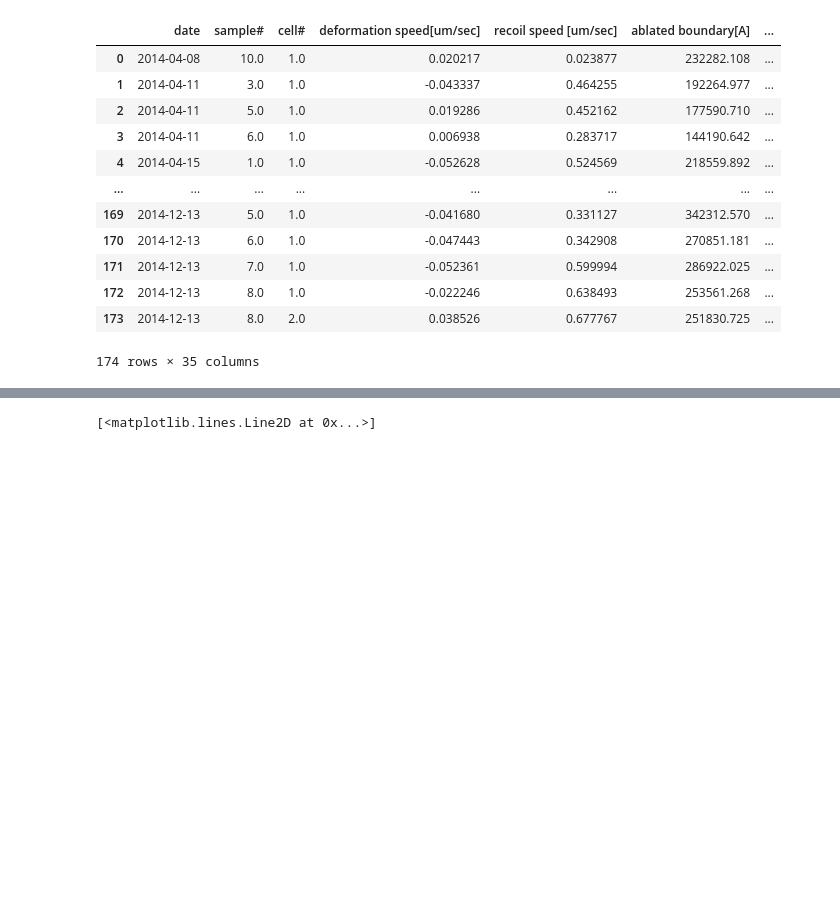
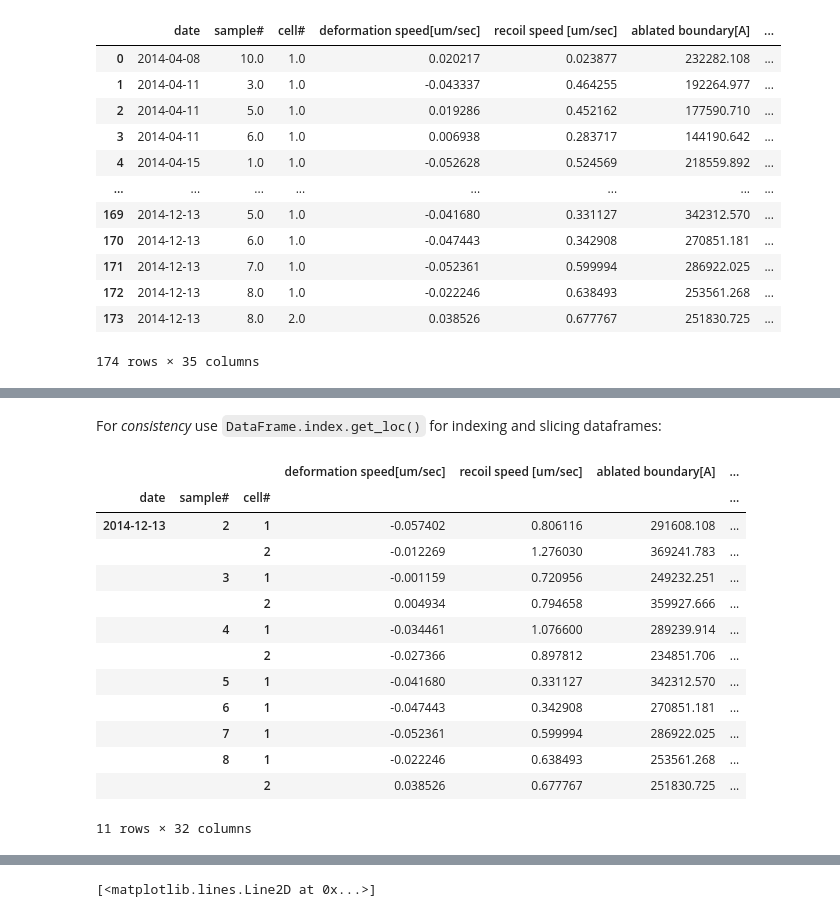
Before and after one commit to mshagirov/python_tylab, a Jupyter notebook: nbs/session_3.ipynb, the cells around one changed output, grey strips where cells are left out. Drawn from its saved outputs; the diff is of its cells as text; code cells hidden in the pictures; blank space fills up the shorter version.

```diff
--- a/nbs/session_3.ipynb
+++ b/nbs/session_3.ipynb
@@ -352,0 +414,19 @@ df2.reindex(index=mids)
+# %% [markdown]
+For *consistency* use `DataFrame.index.get_loc()` for indexing and slicing dataframes:
+# %%
+df2[df2.index.get_loc('2014-12-13')]
+# %% [output]
+|  |  |  | deformation speed[um/sec] | recoil speed [um/sec] | ablated boundary[A] | ... |
+| date | sample# | cell# |  |  |  | ... |
+| 2014-12-13 | 2 | 1 | -0.057402 | 0.806116 | 291608.108 | ... |
+|  |  | 2 | -0.012269 | 1.276030 | 369241.783 | ... |
+|  | 3 | 1 | -0.001159 | 0.720956 | 249232.251 | ... |
+|  |  | 2 | 0.004934 | 0.794658 | 359927.666 | ... |
+|  | 4 | 1 | -0.034461 | 1.076600 | 289239.914 | ... |
+|  |  | 2 | -0.027366 | 0.897812 | 234851.706 | ... |
+|  | 5 | 1 | -0.041680 | 0.331127 | 342312.570 | ... |
+|  | 6 | 1 | -0.047443 | 0.342908 | 270851.181 | ... |
+|  | 7 | 1 | -0.052361 | 0.599994 | 286922.025 | ... |
+|  | 8 | 1 | -0.022246 | 0.638493 | 253561.268 | ... |
+|  |  | 2 | 0.038526 | 0.677767 | 251830.725 | ... |
+11 rows × 32 columns
```
Also changed, not shown: parts of 37 cells of this notebook.
